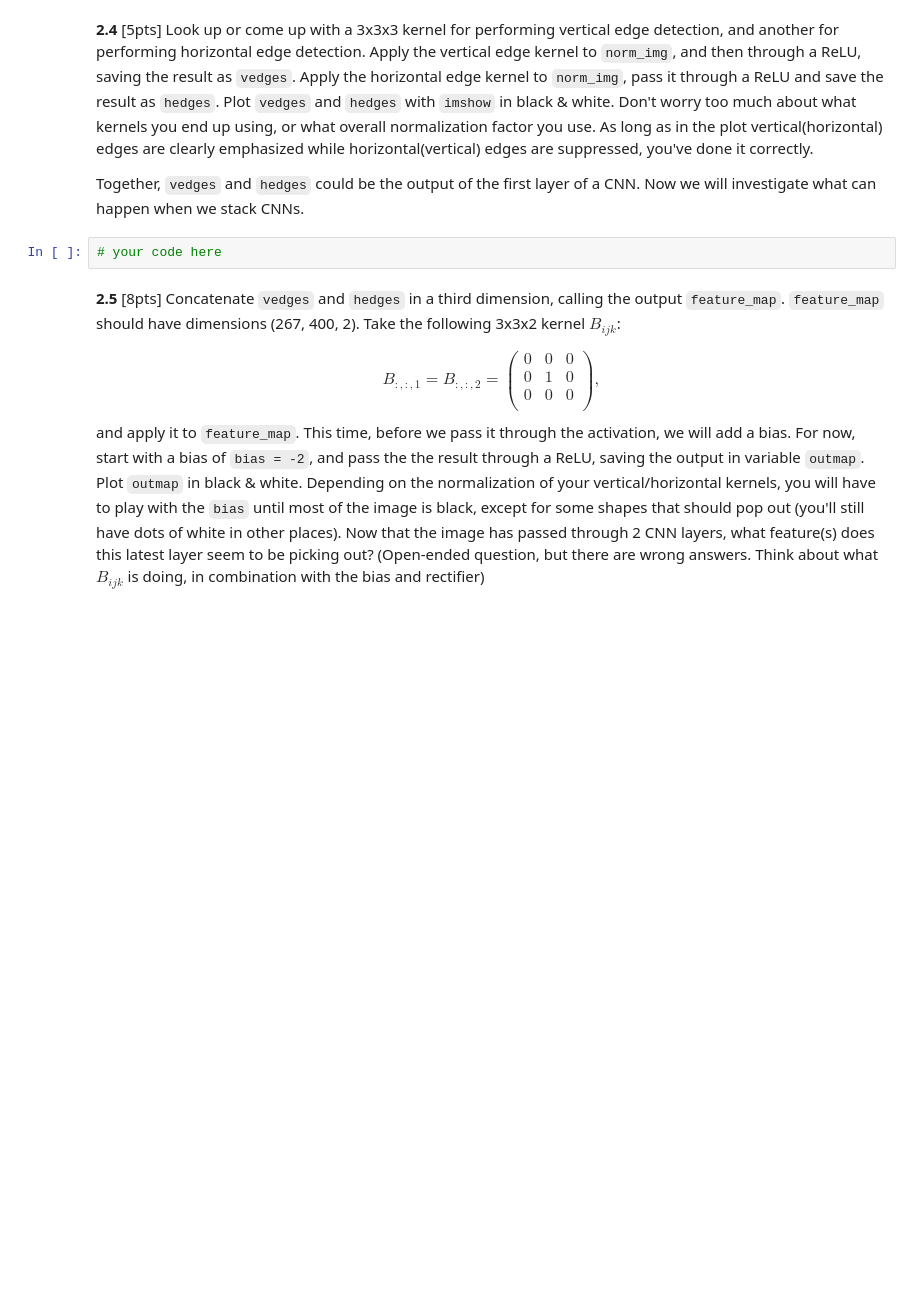
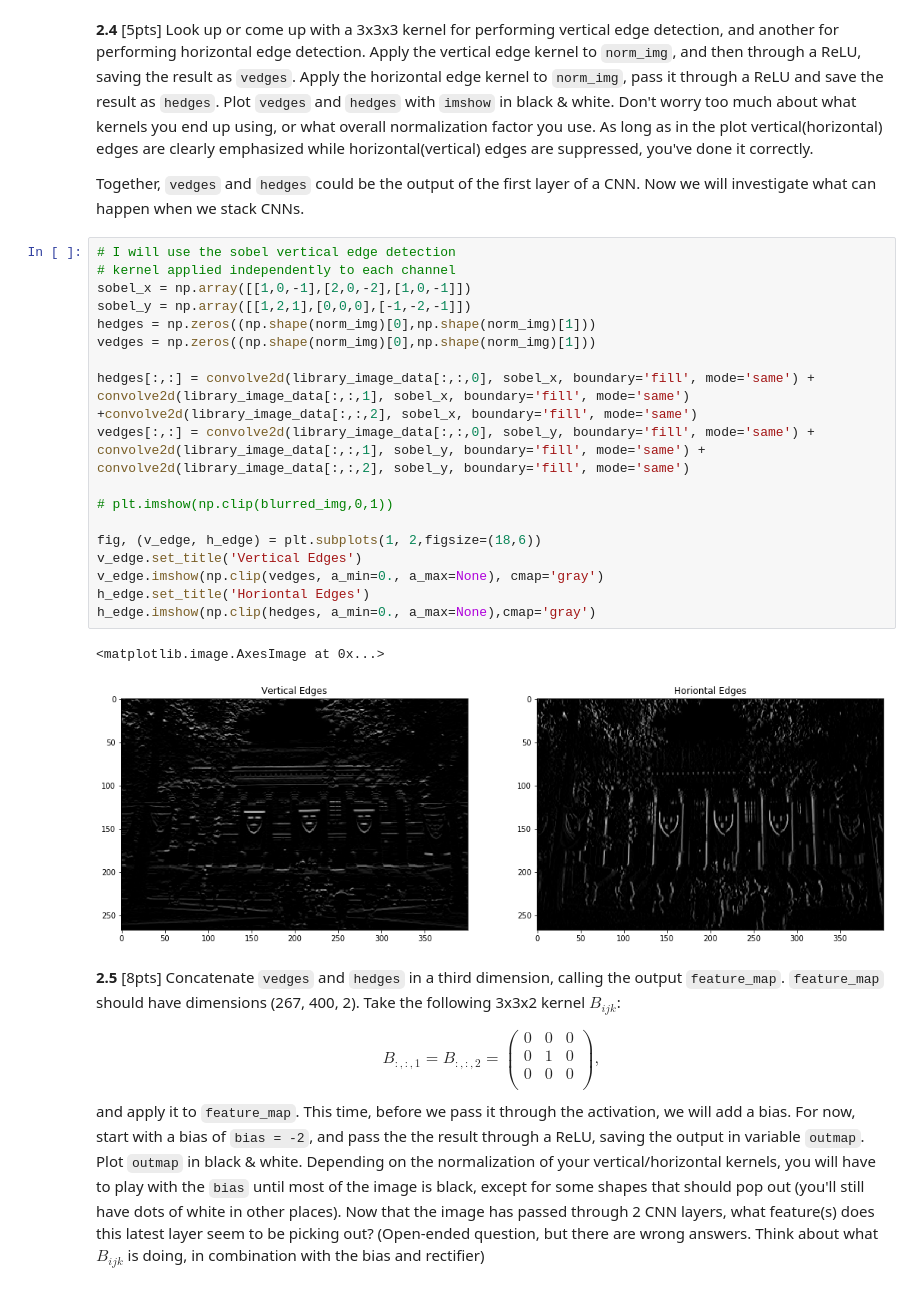
Before and after one commit to simonwarchol/2020-CS109B, a Jupyter notebook: content/homeworks/hw04/notebook/cs109b_hw4.ipynb, the cells around one changed output. Saved outputs shown, nothing was run; the diff lists cells and outputs as text; blank space fills up the shorter version.

```diff
--- a/content/homeworks/hw04/notebook/cs109b_hw4.ipynb
+++ b/content/homeworks/hw04/notebook/cs109b_hw4.ipynb
@@ -442,8 +440,27 @@ Clipping input data to the valid range for imshow with RGB data ([0..1] for floa
 **2.4** [5pts] Look up or come up with a 3x3x3 kernel for performing vertical edge detection, and another for performing horizontal edge detection. Apply the vertical edge kernel to `norm_img`, and then through a ReLU, saving the result as `vedges`. Apply the horizontal edge kernel to `norm_img`, pass it through a ReLU and save the result as `hedges`. Plot `vedges` and `hedges` with `imshow` in black & white. Don't worry too much about what kernels you end up using, or what overall normalization factor you use. As long as in the plot vertical(horizontal) edges are clearly emphasized while horizontal(vertical) edges are suppressed, you've done it correctly.
 
 Together, `vedges` and `hedges` could be the output of the first layer of a CNN. Now we will investigate what can happen when we stack CNNs.
-# %%
-# your code here
+# %%
+# I will use the sobel vertical edge detection
+# kernel applied independently to each channel
+sobel_x = np.array([[1,0,-1],[2,0,-2],[1,0,-1]])
+sobel_y = np.array([[1,2,1],[0,0,0],[-1,-2,-1]])
+hedges = np.zeros((np.shape(norm_img)[0],np.shape(norm_img)[1]))
+vedges = np.zeros((np.shape(norm_img)[0],np.shape(norm_img)[1]))
+
+hedges[:,:] = convolve2d(library_image_data[:,:,0], sobel_x, boundary='fill', mode='same') + convolve2d(library_image_data[:,:,1], sobel_x, boundary='fill', mode='same') +convolve2d(library_image_data[:,:,2], sobel_x, boundary='fill', mode='same')
+vedges[:,:] = convolve2d(library_image_data[:,:,0], sobel_y, boundary='fill', mode='same') + convolve2d(library_image_data[:,:,1], sobel_y, boundary='fill', mode='same') + convolve2d(library_image_data[:,:,2], sobel_y, boundary='fill', mode='same')
+
+# plt.imshow(np.clip(blurred_img,0,1))
+
+fig, (v_edge, h_edge) = plt.subplots(1, 2,figsize=(18,6))
+v_edge.set_title('Vertical Edges')
+v_edge.imshow(np.clip(vedges, a_min=0., a_max=None), cmap='gray')
+h_edge.set_title('Horiontal Edges')
+h_edge.imshow(np.clip(hedges, a_min=0., a_max=None),cmap='gray')
+# %% [output]
+<matplotlib.image.AxesImage at 0x...>
+[figure, added]
 # %% [markdown]
 **2.5** [8pts] Concatenate `vedges` and `hedges` in a third dimension, calling the output `feature_map`. `feature_map` should have dimensions (267, 400, 2). Take the following 3x3x2 kernel $B_{ijk}$:
 
```
Also changed, not shown: parts of 8 cells of this notebook.
